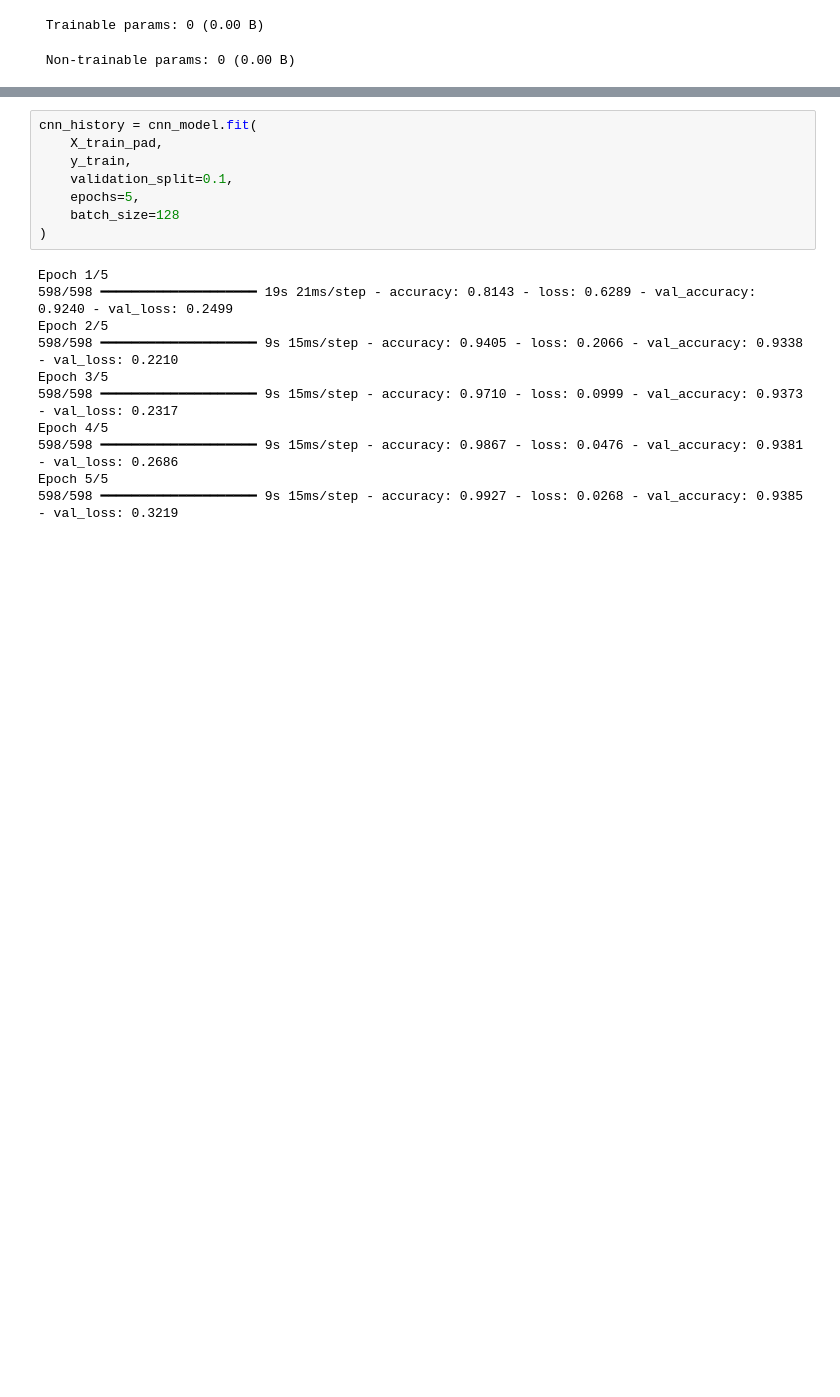
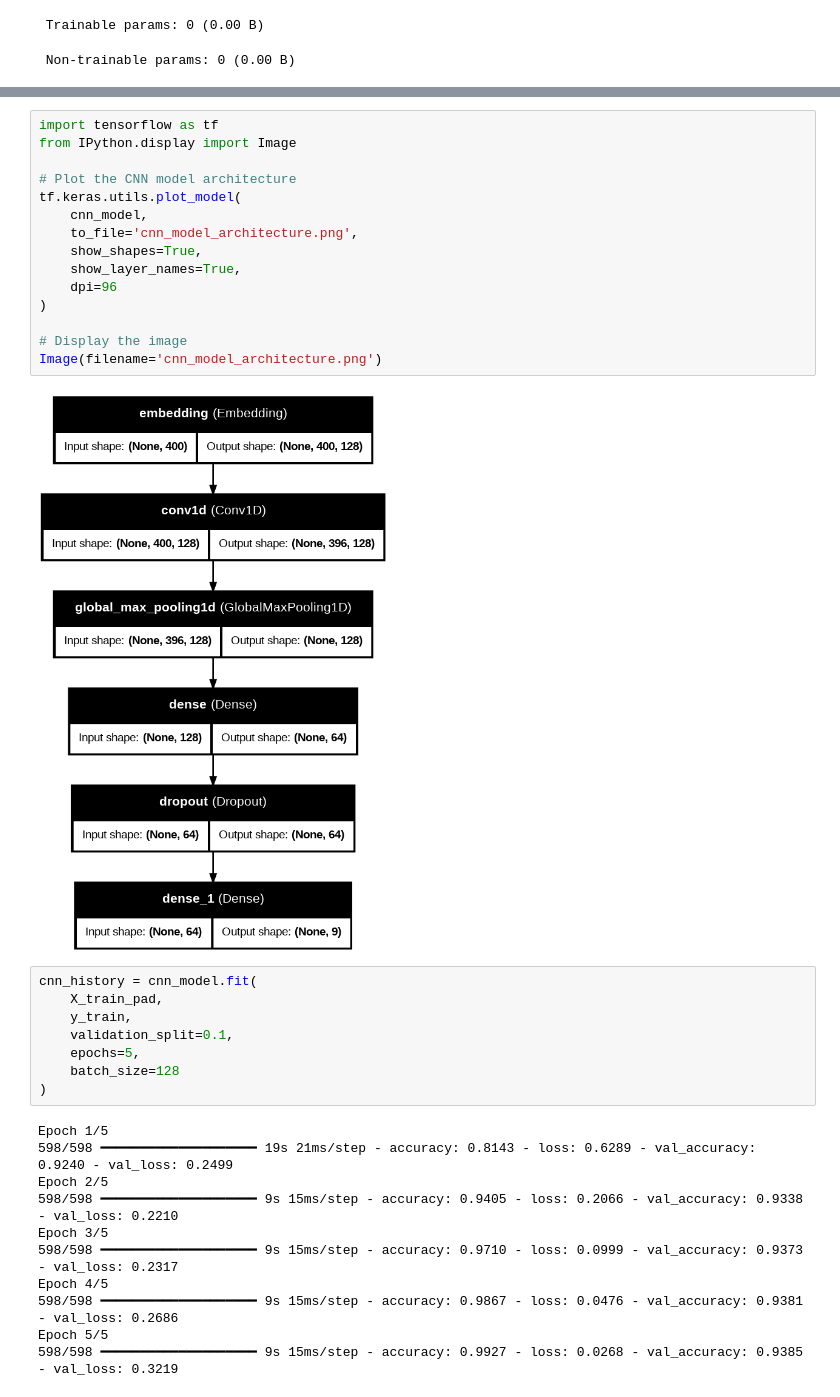
Before and after one commit to mahmudscode/NLP_work, a Jupyter notebook: NLP_WORK.ipynb, the cells around one changed output, grey strips where cells are left out. Cells and saved outputs as stored; diff of their text form; blank space fills up the shorter version.

```diff
--- a/NLP_WORK.ipynb
+++ b/NLP_WORK.ipynb
@@ -271,3 +299,20 @@ Model: "sequential"
+# %%
+import tensorflow as tf
+from IPython.display import Image
+
+# Plot the CNN model architecture
+tf.keras.utils.plot_model(
+    cnn_model,
+    to_file='cnn_model_architecture.png',
+    show_shapes=True,
+    show_layer_names=True,
+    dpi=96
+)
+
+# Display the image
+Image(filename='cnn_model_architecture.png')
+# %% [output]
+[figure, added]
 # %%
 cnn_history = cnn_model.fit(
     X_train_pad,
```
Also changed, not shown: parts of 5 cells of this notebook.
